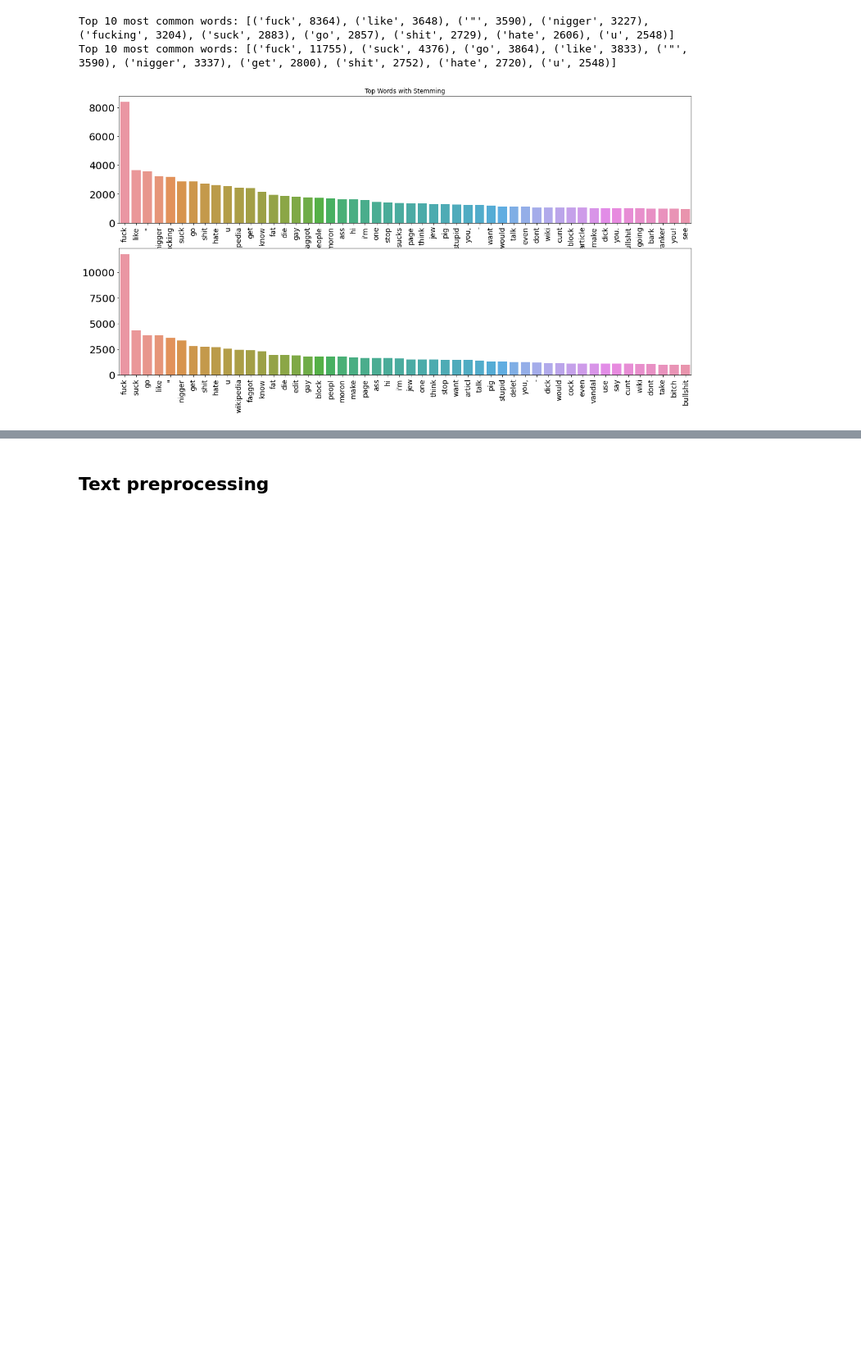
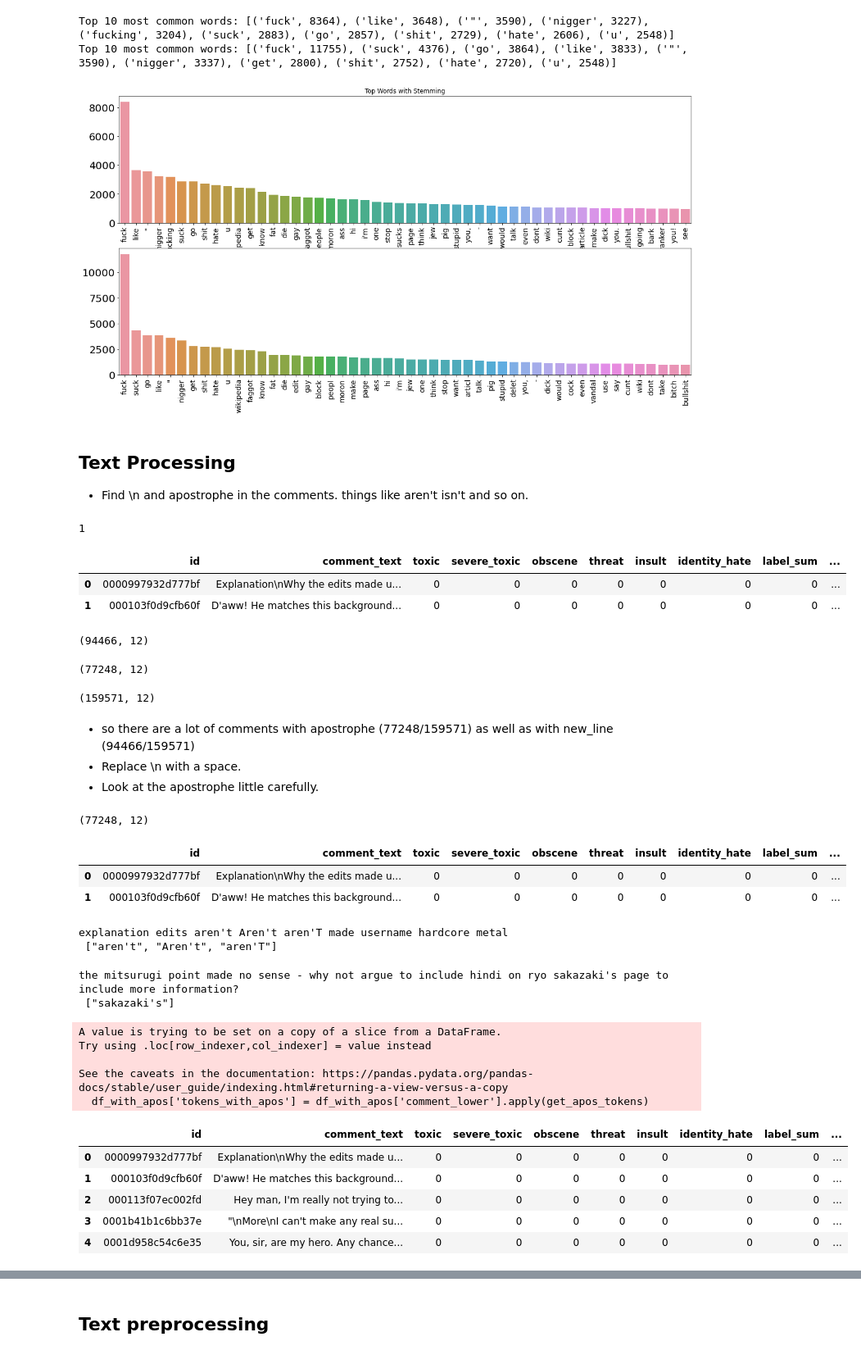
Before and after one commit to dyasutomo/ToxCom, a Jupyter notebook: g01_data_visualization.ipynb, the cells around one changed output, grey strips where cells are left out. Shown at 82% size. Drawn from its saved outputs; the diff is of its cells as text; code cells hidden in the pictures; blank space fills up the shorter version.

```diff
--- a/g01_data_visualization.ipynb
+++ b/g01_data_visualization.ipynb
@@ -241,3 +243,78 @@ plot_common_words(words_in_toxic_coms_stem, topN=50, ax=ax[1])
 Top 10 most common words: [('fuck', 8364), ('like', 3648), ('"', 3590), ('nigger', 3227), ('fucking', 3204), ('suck', 2883), ('go', 2857), ('shit', 2729), ('hate', 2606), ('u', 2548)]
 Top 10 most common words: [('fuck', 11755), ('suck', 4376), ('go', 3864), ('like', 3833), ('"', 3590), ('nigger', 3337), ('get', 2800), ('shit', 2752), ('hate', 2720), ('u', 2548)]
 [figure]
+# %% [markdown]
+## Text Processing
+* Find \n and apostrophe in the comments. things like aren't isn't and so on.
+# %%
+com = "explanation edits aren't made username hardcore metal"
+f = lambda x : int("'" in x)  # x is a comment
+f(com)
+# %% [output]
+1
+# %%
+df["has_apostrophe"] = df['comment_lower'].apply(lambda x : int("'" in x))
+df["has_new_line"]   = df['comment_lower'].apply(lambda x : int("\n" in x))
+df.head(2)
+# %% [output]
+|  | id | comment_text | toxic | severe_toxic | obscene | threat | insult | identity_hate | label_sum | ... |
+| 0 | 0000997932d777bf | Explanation\nWhy the edits made u... | 0 | 0 | 0 | 0 | 0 | 0 | 0 | ... |
+| 1 | 000103f0d9cfb60f | D'aww! He matches this background... | 0 | 0 | 0 | 0 | 0 | 0 | 0 | ... |
+# %%
+df[df["has_new_line"]==1].shape
+# %% [output]
+(94466, 12)
+# %%
+df[df["has_apostrophe"]==1 ].shape
+# %% [output]
+(77248, 12)
+# %%
+df.shape
+# %% [output]
+(159571, 12)
+# %% [markdown]
+- so there are a lot of comments with apostrophe (77248/159571)  as well as with new_line (94466/159571)
+- Replace \n with a space.
+- Look at the apostrophe little carefully.
+# %%
+df_with_apos = df[df["has_apostrophe"]==1]
+# %%
+df_with_apos.shape
+# %% [output]
+(77248, 12)
+# %%
+df_with_apos.head(2)
+# %% [output]
+|  | id | comment_text | toxic | severe_toxic | obscene | threat | insult | identity_hate | label_sum | ... |
+| 0 | 0000997932d777bf | Explanation\nWhy the edits made u... | 0 | 0 | 0 | 0 | 0 | 0 | 0 | ... |
+| 1 | 000103f0d9cfb60f | D'aww! He matches this background... | 0 | 0 | 0 | 0 | 0 | 0 | 0 | ... |
+# %%
+com = "explanation edits aren't Aren't aren'T made username hardcore metal"
+get_apos_tokens = lambda com: re.findall("[A-Z,a-z]*\'[a-z, A-Z]", com)
+print ( com, '\n', get_apos_tokens(com) )
+# %% [output]
+explanation edits aren't Aren't aren'T made username hardcore metal
+ ["aren't", "Aren't", "aren'T"]
+# %%
+com = df_with_apos['comment_lower'].values[12]
+print ( com, '\n', get_apos_tokens(com) )
+# %% [output]
+the mitsurugi point made no sense - why not argue to include hindi on ryo sakazaki's page to include more information?
+ ["sakazaki's"]
+# %%
+df_with_apos['tokens_with_apos'] = df_with_apos['comment_lower'].apply(get_apos_tokens)
+# %% [output]
+A value is trying to be set on a copy of a slice from a DataFrame.
+Try using .loc[row_indexer,col_indexer] = value instead
+
+See the caveats in the documentation: https://pandas.pydata.org/pandas-docs/stable/user_guide/indexing.html#returning-a-view-versus-a-copy
+  df_with_apos['tokens_with_apos'] = df_with_apos['comment_lower'].apply(get_apos_tokens)
+# %%
+df_with_apos.head(5)
+# %% [output]
+|  | id | comment_text | toxic | severe_toxic | obscene | threat | insult | identity_hate | label_sum | ... |
+| 0 | 0000997932d777bf | Explanation\nWhy the edits made u... | 0 | 0 | 0 | 0 | 0 | 0 | 0 | ... |
+| 1 | 000103f0d9cfb60f | D'aww! He matches this background... | 0 | 0 | 0 | 0 | 0 | 0 | 0 | ... |
+| 2 | 000113f07ec002fd | Hey man, I'm really not trying to... | 0 | 0 | 0 | 0 | 0 | 0 | 0 | ... |
+| 3 | 0001b41b1c6bb37e | "\nMore\nI can't make any real su... | 0 | 0 | 0 | 0 | 0 | 0 | 0 | ... |
+| 4 | 0001d958c54c6e35 | You, sir, are my hero. Any chance... | 0 | 0 | 0 | 0 | 0 | 0 | 0 | ... |
```
Also changed, not shown: parts of 21 cells of this notebook, 1 other file.
